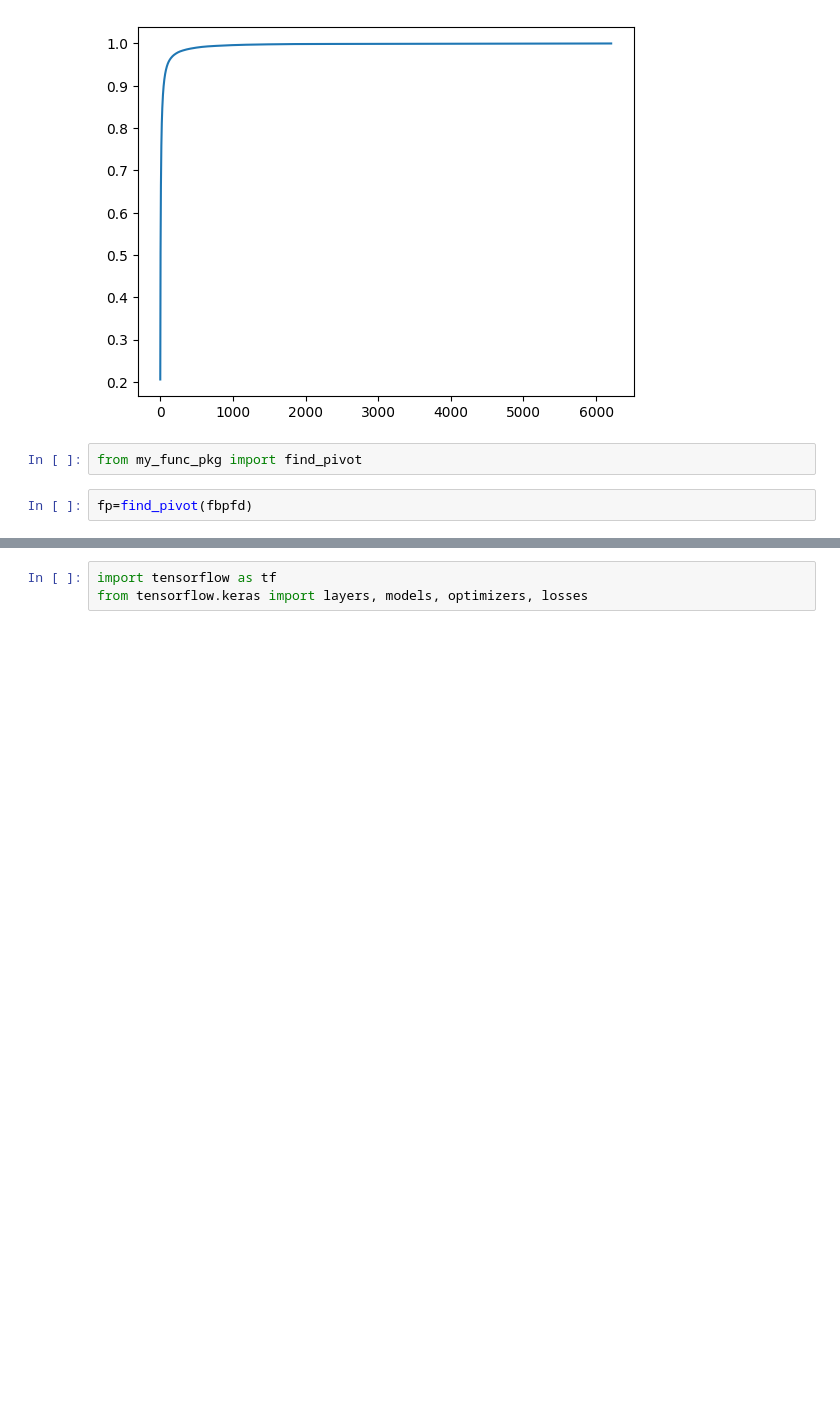
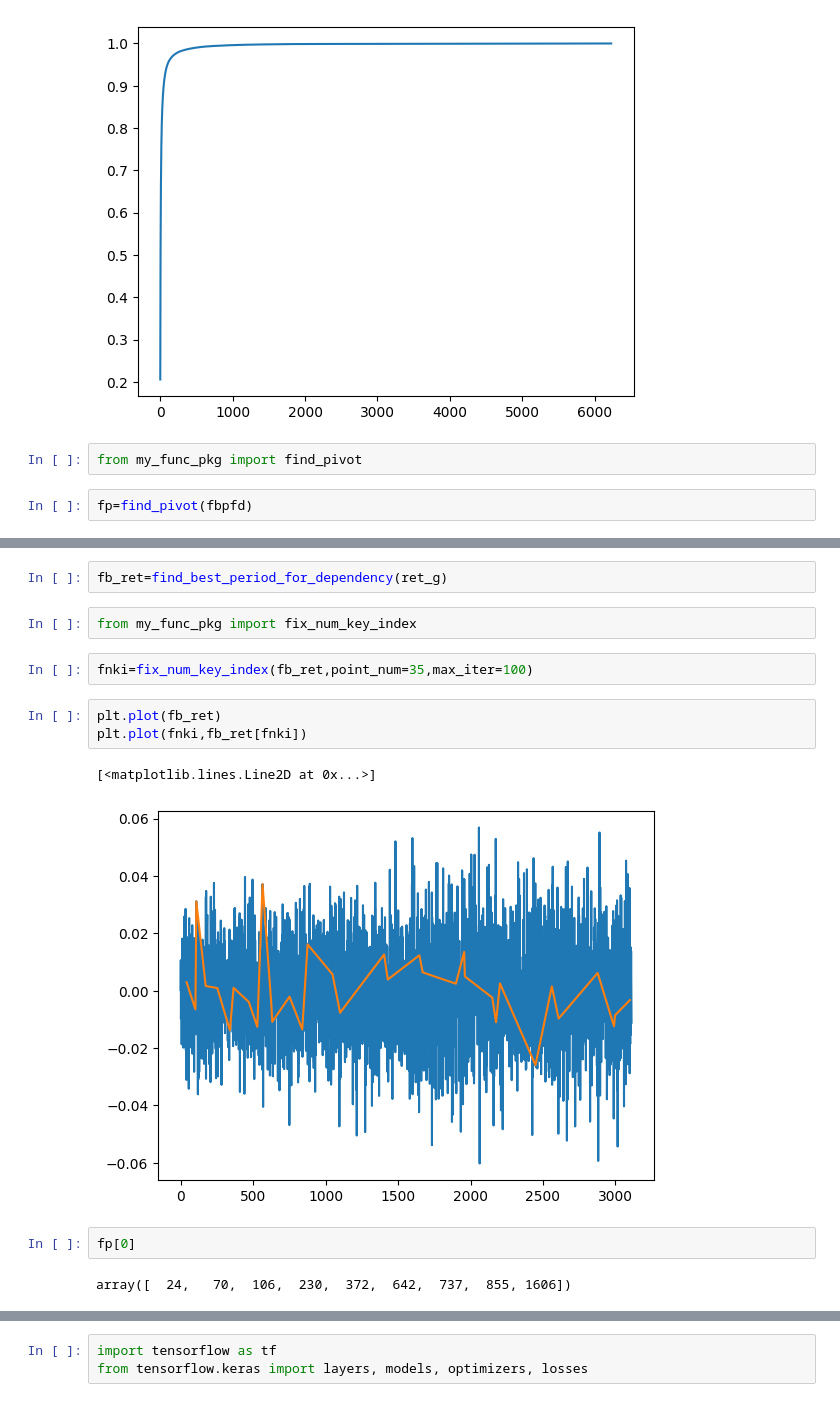
Before and after one commit to bahram3000/google_colab, a Jupyter notebook: give_me_future_return.ipynb, the cells around one changed output, grey strips where cells are left out. Drawn from its saved outputs; the diff is of its cells as text; blank space fills up the shorter version.

```diff
--- a/give_me_future_return.ipynb
+++ b/give_me_future_return.ipynb
@@ -69,0 +86,16 @@ def build_data_for_auto_NN(inp_data,len_x:int,len_y:int):
+# %%
+fb_ret=find_best_period_for_dependency(ret_g)
+# %%
+from my_func_pkg import fix_num_key_index
+# %%
+fnki=fix_num_key_index(fb_ret,point_num=35,max_iter=100)
+# %%
+plt.plot(fb_ret)
+plt.plot(fnki,fb_ret[fnki])
+# %% [output]
+[<matplotlib.lines.Line2D at 0x...>]
+[figure, added]
+# %%
+fp[0]
+# %% [output]
+array([  24,   70,  106,  230,  372,  642,  737,  855, 1606])
```
Also changed, not shown: parts of 26 cells of this notebook.
